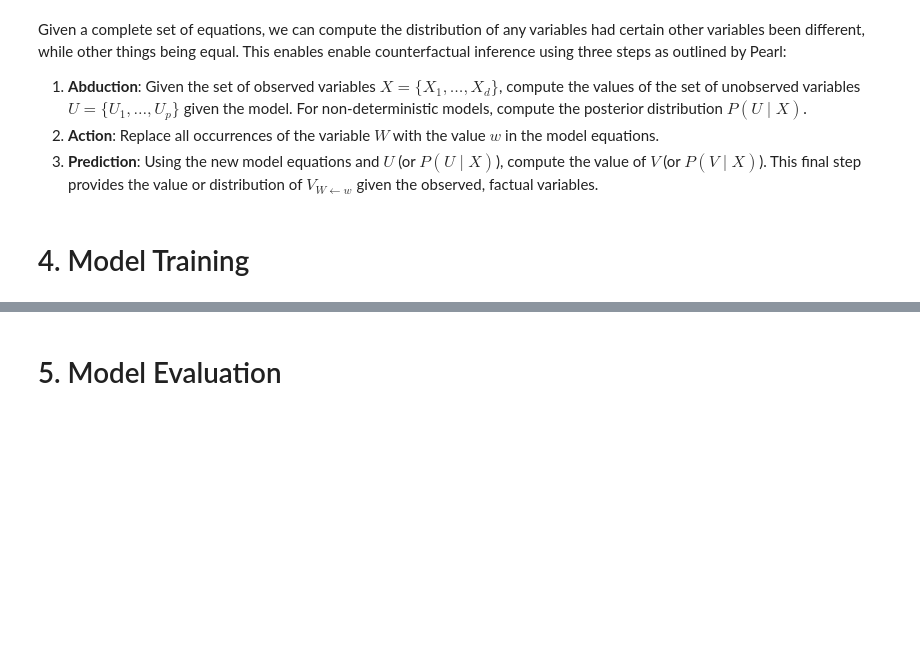
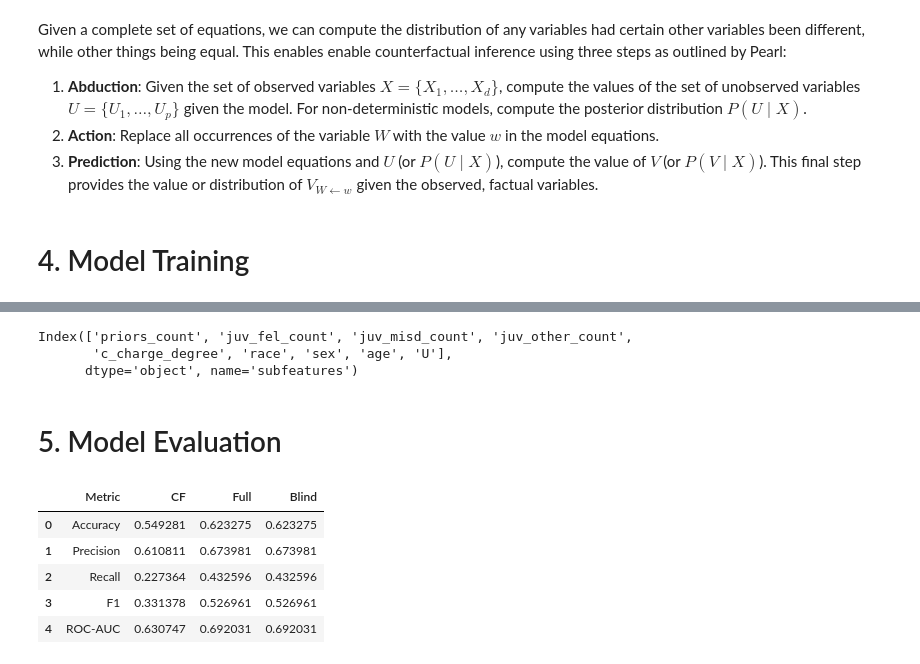
Before and after one commit to bartolomeou/HAI, a Jupyter notebook: MWF.ipynb, the cells around one changed output, grey strips where cells are left out. Cells and saved outputs as stored; diff of their text form; code cells hidden in the pictures; blank space fills up the shorter version.

Commit message:
full, blind models, performance metrics

```diff
--- a/MWF.ipynb
+++ b/MWF.ipynb
@@ -243,6 +238,8 @@ df_cf_sex = predict_counterfactual(apply_intervention(df, 'sex'), causal_relatio
 X_cf_sex = df_cf_sex.drop(columns=['y'])
 # %% [markdown]
 # 4. Model Training
+# %%
+metrics_df = pd.DataFrame({'Metric': ['Accuracy', 'Precision', 'Recall', 'F1', 'ROC-AUC']})
 # %%
 class Preprocessor:
     def __init__(self):
@@ -346,5 +361,11 @@ X_cf_sex = X_cf_sex.reindex(columns=X_train.columns)
 # %%
 preprocessor = Preprocessor()
 
-model = train_model(X_train, y_train, lr=100, epochs=10, preprocessor=preprocessor, X_cfs=[X_cf_race, X_cf_sex], X=X, penalty_weight=10, epsilon=0)
+cf_model, cf_processor = train_model(X_train, y_train, lr=2, epochs=10000, preprocessor=preprocessor, X_cfs=[X_cf_race, X_cf_sex], X=X, penalty_weight=2, epsilon=0.001)
+
+X_test_scale = cf_processor.transform(X_test.copy())
+y_hat = cf_model.predict(X_test_scale)
+y_prob = cf_model.predict_proba(X_test_scale)
+
+metrics_df['CF'] = evaluate_model(y_test, y_hat, y_prob).values()
 # %% [output]
@@ -352,2 +389,45 @@ Epoch 10/10, Loss: 11.4531, Penalty: 1.0640
+# %%
+# Define the preprocessor
+preprocessor = ColumnTransformer(
+    transformers=[
+        ('scaler', StandardScaler(), ['priors_count', 'juv_fel_count', 'juv_misd_count', 'juv_other_count'])
+    ]
+)
+
+# Create the pipeline
+pipeline = Pipeline(steps=[
+    ('preprocessor', preprocessor),
+    ('classifier', LogisticRegression(penalty=None, random_state=0))
+])
+
+# Fit the model
+full_model = pipeline.fit(X_train, y_train)
+y_hat = full_model.predict(X_test)
+y_prob = full_model.predict_proba(X_test)
+
+metrics_df['Full'] = evaluate_model(y_test,y_hat, y_prob).values()
+# %%
+X_train.columns
+# %% [output]
+Index(['priors_count', 'juv_fel_count', 'juv_misd_count', 'juv_other_count',
+       'c_charge_degree', 'race', 'sex', 'age', 'U'],
+      dtype='object', name='subfeatures')
+# %%
+blind = ['priors_count', 'juv_fel_count', 'juv_misd_count', 'juv_other_count', 'c_charge_degree']
+
+blind_model = pipeline.fit(X_train[blind], y_train)
+y_hat = blind_model.predict(X_test)
+y_prob = blind_model.predict_proba(X_test)
+
+metrics_df['Blind'] = evaluate_model(y_test,y_hat, y_prob).values()
 # %% [markdown]
 # 5. Model Evaluation
+# %%
+metrics_df
+# %% [output]
+|  | Metric | CF | Full | Blind |
+| 0 | Accuracy | 0.549281 | 0.623275 | 0.623275 |
+| 1 | Precision | 0.610811 | 0.673981 | 0.673981 |
+| 2 | Recall | 0.227364 | 0.432596 | 0.432596 |
+| 3 | F1 | 0.331378 | 0.526961 | 0.526961 |
+| 4 | ROC-AUC | 0.630747 | 0.692031 | 0.692031 |
```
Also changed, not shown: parts of 5 cells of this notebook, 1 other file.
